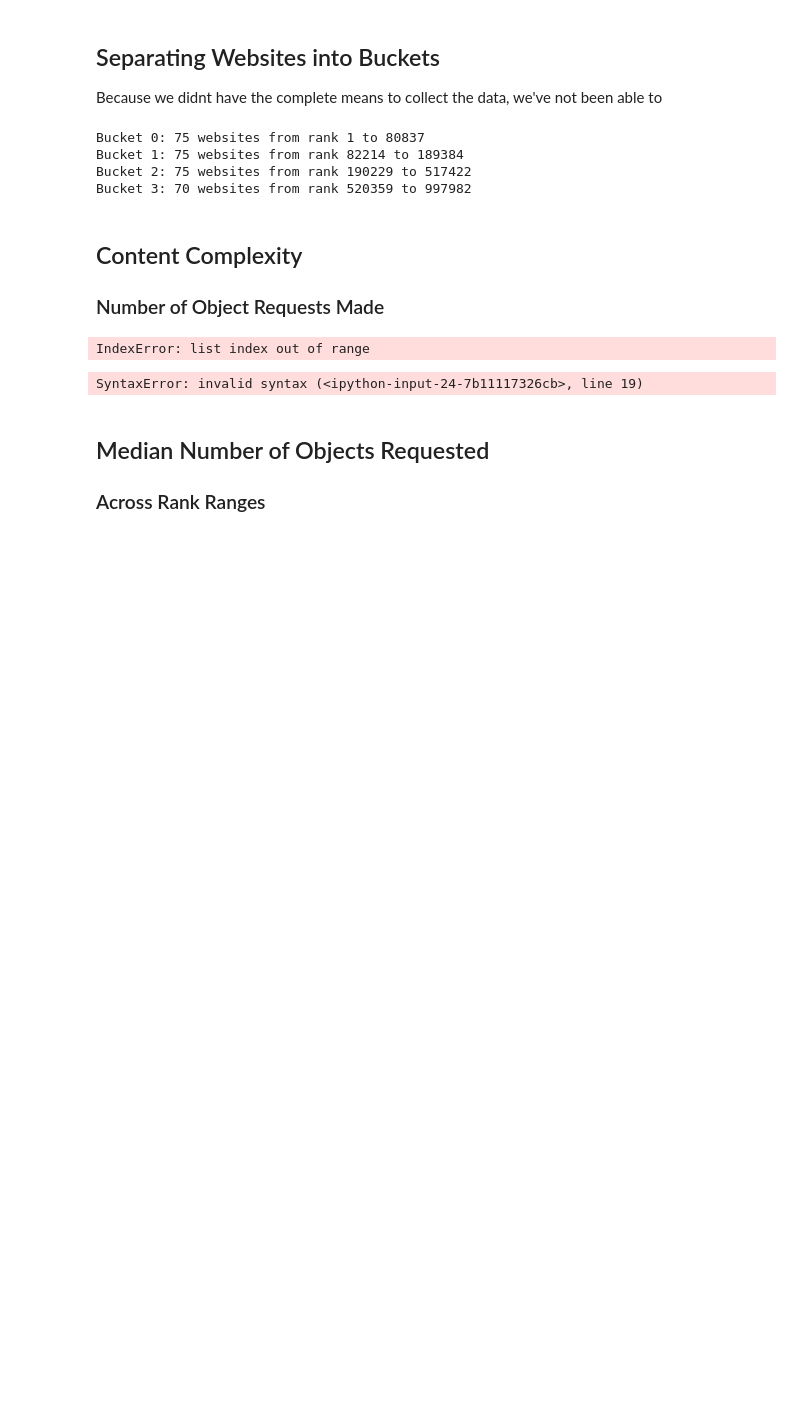
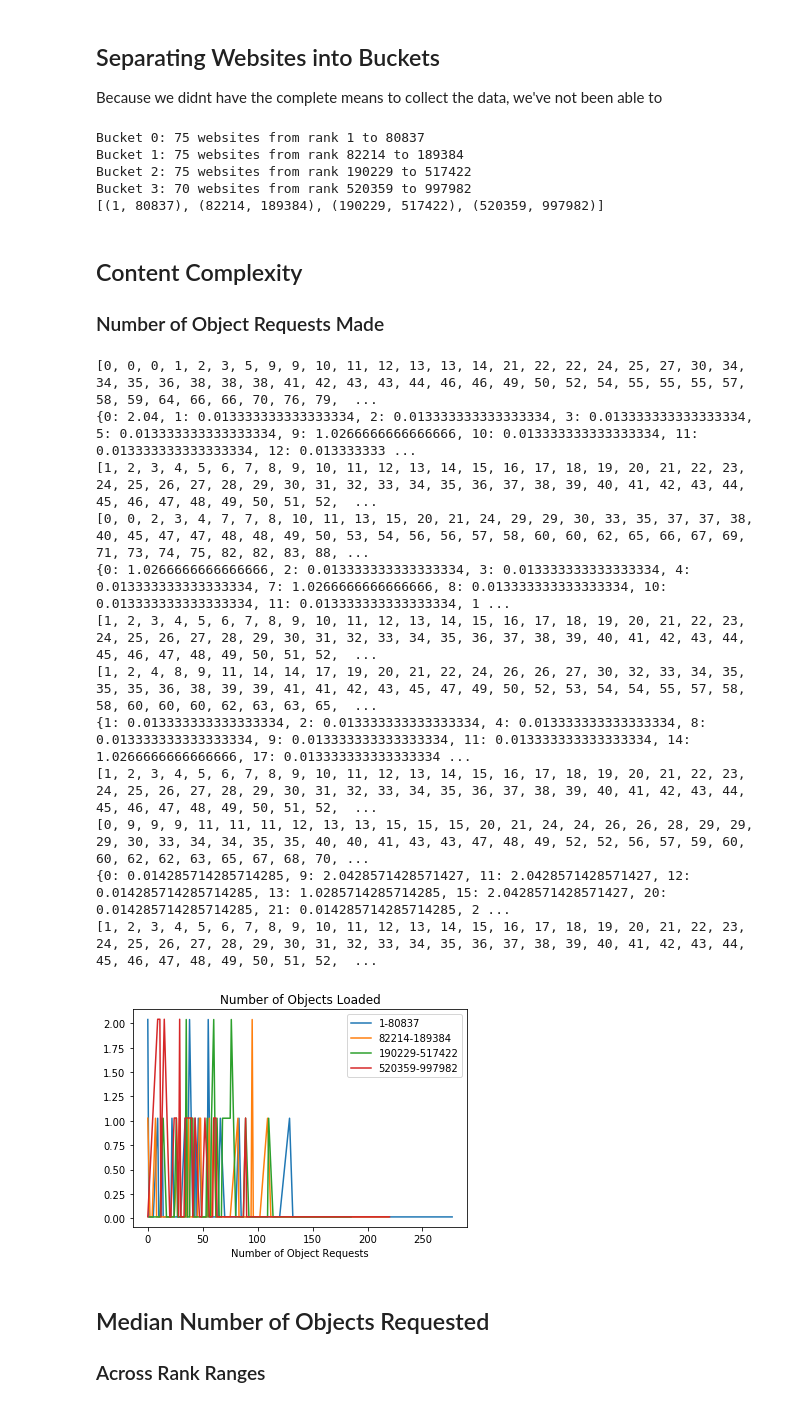
Before and after one commit to nirmalhk7/Web-Complexity-Analysis, a Jupyter notebook: glimpse.ipynb, the cells around one changed output. Saved outputs shown, nothing was run; the diff lists cells and outputs as text; code cells hidden in the pictures; blank space fills up the shorter version.

```diff
--- a/glimpse.ipynb
+++ b/glimpse.ipynb
@@ -50,4 +50 @@ enumerate(websites)
 <enumerate at 0x...>
-# %%
-for i,x in enumerate(websites):
-    print(i,x['name'])
@@ -90,12 +69,15 @@ buckets=buckets_generate(rank_arr,4)
 bucketdetails=[]
 for index,bucket in enumerate(buckets):
     print("Bucket {}: {} websites from rank {} to {}".format(index,len(bucket),min(bucket[0][0],bucket[len(bucket)-1][0]),max(bucket[0][0],bucket[len(bucket)-1][0])))
-    bucketdetails.append((min(bucket[0][0],bucket[len(bucket-1][0]),max(bucket[0][0],bucket[len(bucket)-1][0])))
+#     minBucket=min(bucket[0][0],bucket[len(bucket)-1])
+    bucketdetails.append((min(bucket[0][0],bucket[len(bucket)-1][0]),max(bucket[0][0],bucket[len(bucket)-1][0])))
+print(bucketdetails)
 # %% [output]
 Bucket 0: 75 websites from rank 1 to 80837
 Bucket 1: 75 websites from rank 82214 to 189384
 Bucket 2: 75 websites from rank 190229 to 517422
 Bucket 3: 70 websites from rank 520359 to 997982
+[(1, 80837), (82214, 189384), (190229, 517422), (520359, 997982)]
 # %% [markdown]
 ## Content Complexity
 ### Number of Object Requests Made
@@ -116,8 +98,6 @@ for bucket in buckets:
     arr=[]
     num_of_req(bucket,arr)
     num_req_arr.append(arr)
-# %% [output]
-IndexError: list index out of range
 # %%
 def retrieve(lst,index):
     return list(list(zip(*lst))[index])
@@ -124,25 +106,50 @@ def retrieve(lst,index):
 # %%
 # line 1 points
 
 for index in range(len(buckets)):
-    x1 = retrieve(num_req_arr[index],1)[:10]
-    y1 = [i for i in range(0,len(x1))]
-# plotting the line 1 points
-    plt.plot(x1, y1, label = "Bucket "+str(index+1))
+    x1 = [i for i in retrieve(num_req_arr[index],1)]
+    x1h=x1e={}
+    for e in sorted(x1):
+        try:
+            x1h[e]=(x1h[e]*len(x1)+1)/len(x1)
+            x1e[e]+=1
+        except:
+            x1h[e]=1/len(x1)
+    y1 = [i for i in range(1,len(x1)+1)]
+#     y2 = [i/max(x1) for i in range(1,len(max(x1)))]
 
-plt.xlabel('x - axis')
+    print(sorted(x1))
+    print(x1h)
+    print(y1)
+# # plotting the line 1 points
+    plt.plot(list(x1h.keys()), list(x1h.values()), label = str(bucketdetails[index][0])+"-"+str(bucketdetails[index][1]))
+
+plt.xlabel('Number of Object Requests')
 # Set the y axis label of the current axis.
-plt.ylabel('y - axis')
+# plt.ylabel('Fraction of Websites')
 # Set a title of the current axes.
-plt.title('Number of Object Requests')
+plt.title('Number of Objects Loaded')
 # show a legend on the plot
 plt.legend()
 # Display a figure.
 plt.show()
 
-INCOMPLETE WORK
+
+# INCOMPLETE WORK
 # %% [output]
-SyntaxError: invalid syntax (<ipython-input-24-7b11117326cb>, line 19)
+[0, 0, 0, 1, 2, 3, 5, 9, 9, 10, 11, 12, 13, 13, 14, 21, 22, 22, 24, 25, 27, 30, 34, 34, 35, 36, 38, 38, 38, 41, 42, 43, 43, 44, 46, 46, 49, 50, 52, 54, 55, 55, 55, 57, 58, 59, 64, 66, 66, 70, 76, 79,  ...
+{0: 2.04, 1: 0.013333333333333334, 2: 0.013333333333333334, 3: 0.013333333333333334, 5: 0.013333333333333334, 9: 1.0266666666666666, 10: 0.013333333333333334, 11: 0.013333333333333334, 12: 0.013333333 ...
+[1, 2, 3, 4, 5, 6, 7, 8, 9, 10, 11, 12, 13, 14, 15, 16, 17, 18, 19, 20, 21, 22, 23, 24, 25, 26, 27, 28, 29, 30, 31, 32, 33, 34, 35, 36, 37, 38, 39, 40, 41, 42, 43, 44, 45, 46, 47, 48, 49, 50, 51, 52,  ...
+[0, 0, 2, 3, 4, 7, 7, 8, 10, 11, 13, 15, 20, 21, 24, 29, 29, 30, 33, 35, 37, 37, 38, 40, 45, 47, 47, 48, 48, 49, 50, 53, 54, 56, 56, 57, 58, 60, 60, 62, 65, 66, 67, 69, 71, 73, 74, 75, 82, 82, 83, 88, ...
+{0: 1.0266666666666666, 2: 0.013333333333333334, 3: 0.013333333333333334, 4: 0.013333333333333334, 7: 1.0266666666666666, 8: 0.013333333333333334, 10: 0.013333333333333334, 11: 0.013333333333333334, 1 ...
+[1, 2, 3, 4, 5, 6, 7, 8, 9, 10, 11, 12, 13, 14, 15, 16, 17, 18, 19, 20, 21, 22, 23, 24, 25, 26, 27, 28, 29, 30, 31, 32, 33, 34, 35, 36, 37, 38, 39, 40, 41, 42, 43, 44, 45, 46, 47, 48, 49, 50, 51, 52,  ...
+[1, 2, 4, 8, 9, 11, 14, 14, 17, 19, 20, 21, 22, 24, 26, 26, 27, 30, 32, 33, 34, 35, 35, 35, 36, 38, 39, 39, 41, 41, 42, 43, 45, 47, 49, 50, 52, 53, 54, 54, 55, 57, 58, 58, 60, 60, 60, 62, 63, 63, 65,  ...
+{1: 0.013333333333333334, 2: 0.013333333333333334, 4: 0.013333333333333334, 8: 0.013333333333333334, 9: 0.013333333333333334, 11: 0.013333333333333334, 14: 1.0266666666666666, 17: 0.013333333333333334 ...
+[1, 2, 3, 4, 5, 6, 7, 8, 9, 10, 11, 12, 13, 14, 15, 16, 17, 18, 19, 20, 21, 22, 23, 24, 25, 26, 27, 28, 29, 30, 31, 32, 33, 34, 35, 36, 37, 38, 39, 40, 41, 42, 43, 44, 45, 46, 47, 48, 49, 50, 51, 52,  ...
+[0, 9, 9, 9, 11, 11, 11, 12, 13, 13, 15, 15, 15, 20, 21, 24, 24, 26, 26, 28, 29, 29, 29, 30, 33, 34, 34, 35, 35, 40, 40, 41, 43, 43, 47, 48, 49, 52, 52, 56, 57, 59, 60, 60, 62, 62, 63, 65, 67, 68, 70, ...
+{0: 0.014285714285714285, 9: 2.0428571428571427, 11: 2.0428571428571427, 12: 0.014285714285714285, 13: 1.0285714285714285, 15: 2.0428571428571427, 20: 0.014285714285714285, 21: 0.014285714285714285, 2 ...
+[1, 2, 3, 4, 5, 6, 7, 8, 9, 10, 11, 12, 13, 14, 15, 16, 17, 18, 19, 20, 21, 22, 23, 24, 25, 26, 27, 28, 29, 30, 31, 32, 33, 34, 35, 36, 37, 38, 39, 40, 41, 42, 43, 44, 45, 46, 47, 48, 49, 50, 51, 52,  ...
+[figure, added]
 # %% [markdown]
 ## Median Number of Objects Requested
 ### Across Rank Ranges
```
Also changed, not shown: parts of 10 cells of this notebook, 2 other files.
